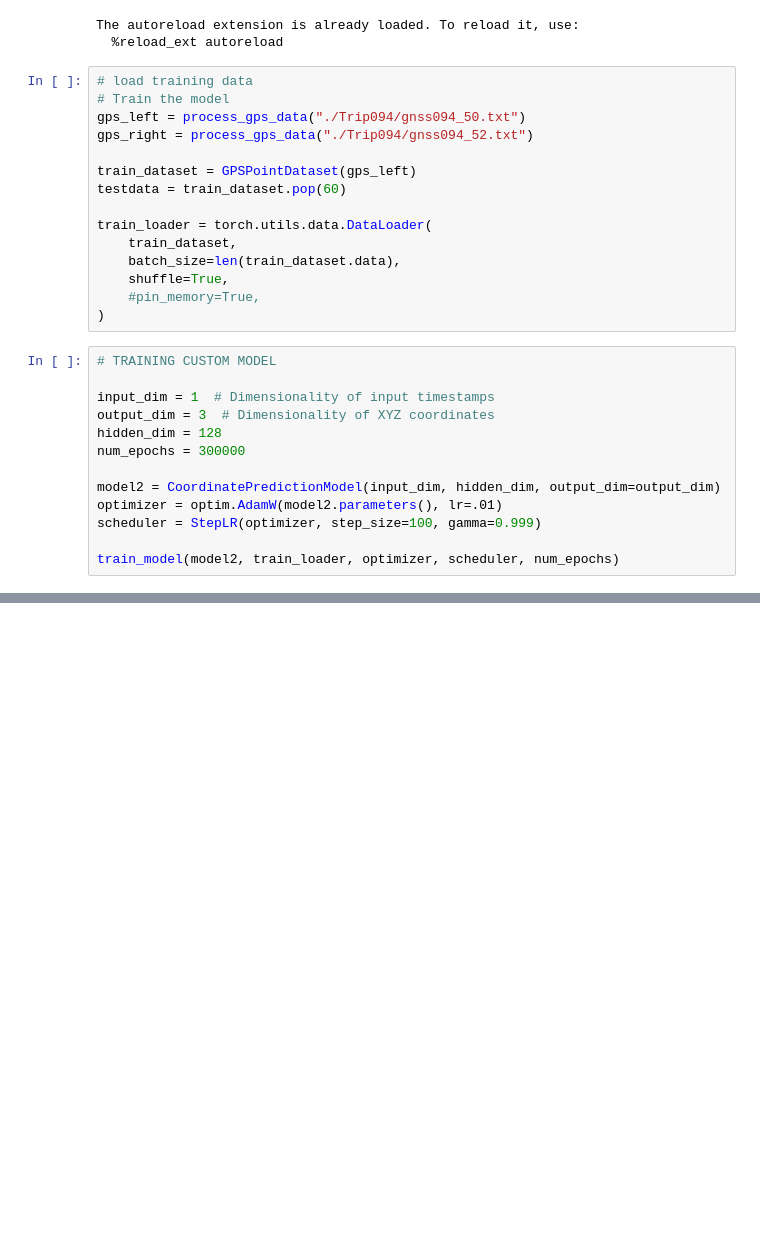
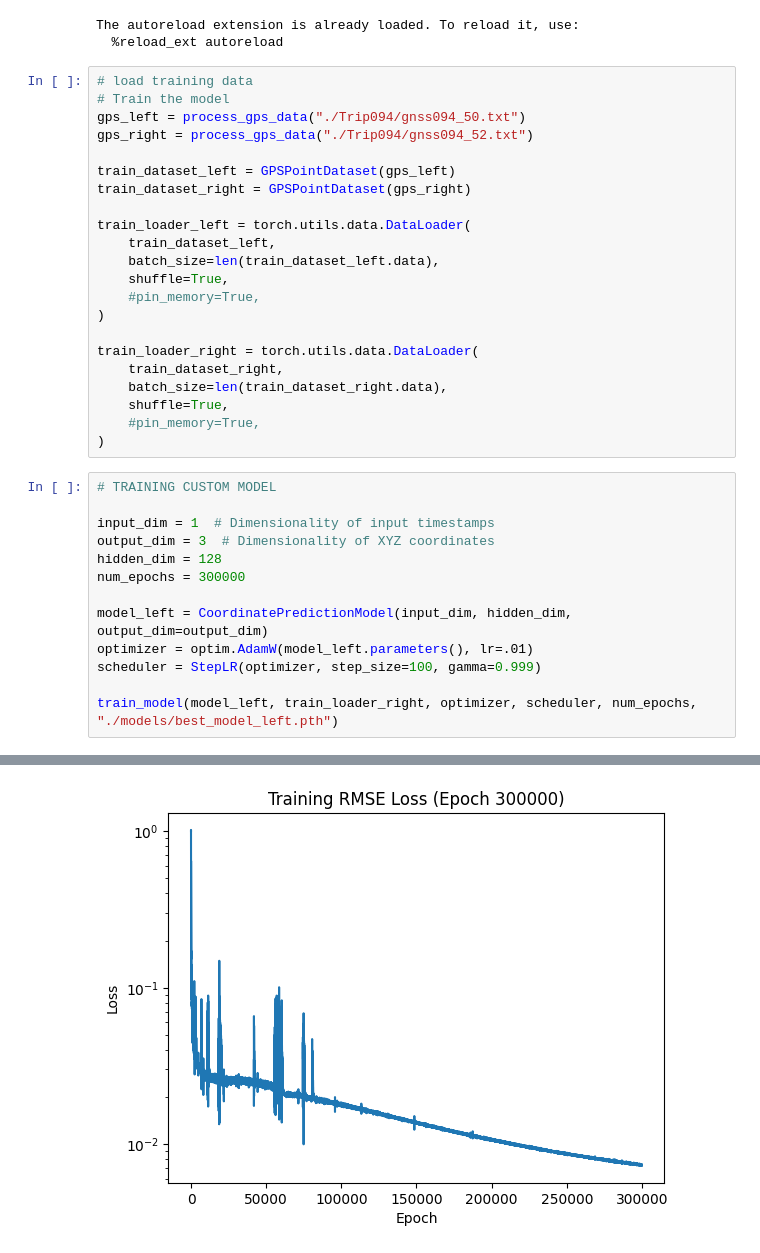
Before and after one commit to tdl1304/naplab-to-nerfstudio, a Jupyter notebook: interpolate.ipynb, the cells around one changed output, grey strips where cells are left out. Drawn from its saved outputs; the diff is of its cells as text; blank space fills up the shorter version.

```diff
--- a/interpolate.ipynb
+++ b/interpolate.ipynb
@@ -19,15 +19,22 @@ The autoreload extension is already loaded. To reload it, use:
 gps_left = process_gps_data("./Trip094/gnss094_50.txt")
 gps_right = process_gps_data("./Trip094/gnss094_52.txt")
 
-train_dataset = GPSPointDataset(gps_left)
-testdata = train_dataset.pop(60)
+train_dataset_left = GPSPointDataset(gps_left)
+train_dataset_right = GPSPointDataset(gps_right)
 
-train_loader = torch.utils.data.DataLoader(
-    train_dataset,
-    batch_size=len(train_dataset.data),
+train_loader_left = torch.utils.data.DataLoader(
+    train_dataset_left,
+    batch_size=len(train_dataset_left.data),
     shuffle=True,
     #pin_memory=True,
 )
+
+train_loader_right = torch.utils.data.DataLoader(
+    train_dataset_right,
+    batch_size=len(train_dataset_right.data),
+    shuffle=True,
+    #pin_memory=True,
+)
 # %%
 # TRAINING CUSTOM MODEL
 
@@ -36,9 +43,9 @@ output_dim = 3  # Dimensionality of XYZ coordinates
 hidden_dim = 128
 num_epochs = 300000
 
-model2 = CoordinatePredictionModel(input_dim, hidden_dim, output_dim=output_dim)
-optimizer = optim.AdamW(model2.parameters(), lr=.01)
+model_left = CoordinatePredictionModel(input_dim, hidden_dim, output_dim=output_dim)
+optimizer = optim.AdamW(model_left.parameters(), lr=.01)
 scheduler = StepLR(optimizer, step_size=100, gamma=0.999)
 
-train_model(model2, train_loader, optimizer, scheduler, num_epochs)
+train_model(model_left, train_loader_right, optimizer, scheduler, num_epochs, "./models/best_model_left.pth")
 # %% [output]
@@ -45,0 +53 @@ RuntimeError: cannot pin 'torch.cuda.FloatTensor' only dense CPU tensors can be
+[figure, added]
```
Also changed, not shown: parts of 5 cells of this notebook, 4 other files.
